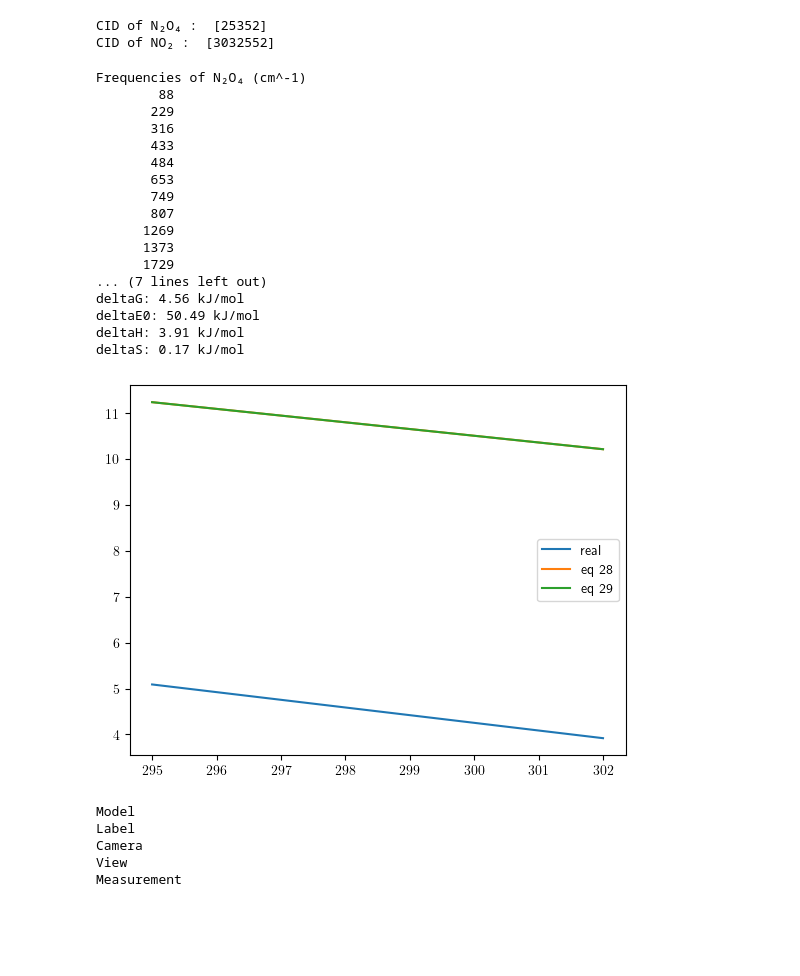
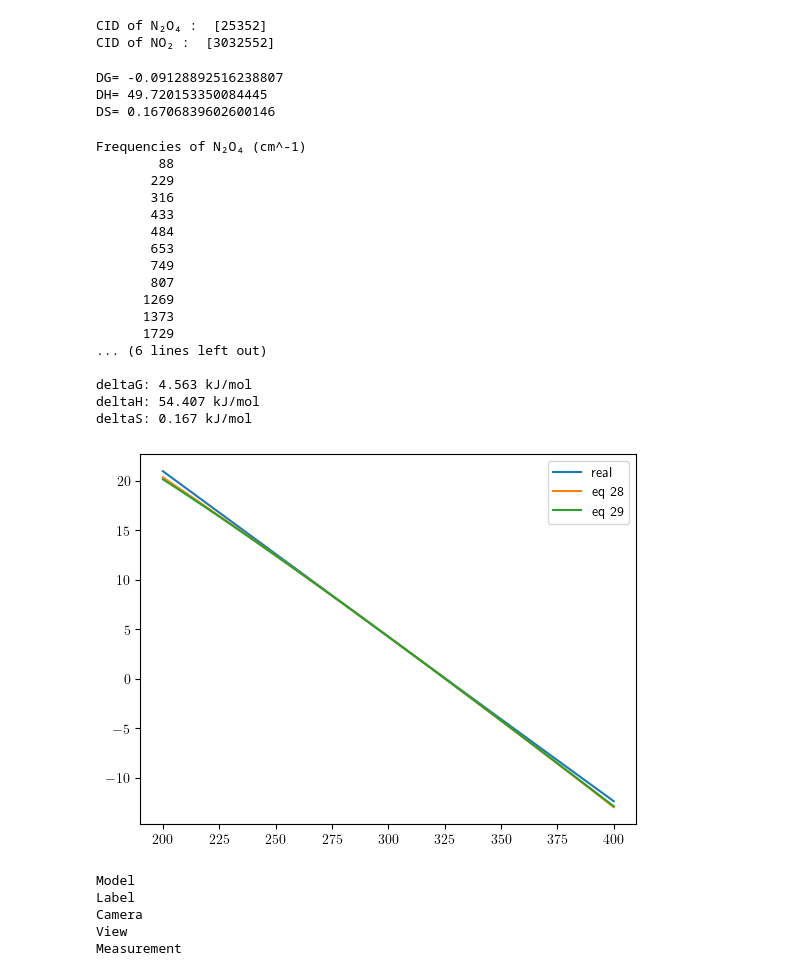
Before and after one commit to emartineznunez/Kp, a Jupyter notebook: scripts/Kp.ipynb, the cells around one changed output. Saved outputs shown, nothing was run; the diff lists cells and outputs as text; code cells hidden in the pictures; blank space fills up the shorter version.

```diff
--- a/scripts/Kp.ipynb
+++ b/scripts/Kp.ipynb
@@ -262,9 +255,11 @@ subst = {k: Substance.from_formula(k) for k in fake_keys}
 eq_unicode=eq.unicode(subst)
 eq_latex='$'+eq.latex(subst)+'$'
 
-# T = 298.15 K (can be changed with the slider). dG0 should be input
+# T = 298.15 K (can be changed with the slider). DH0 and DS0 should be input
 T = 298.15
-dG0 = 4.56
+DH0 = 44.76
+DS0 = 0.15
+#DG0 = deltaG_T(DH0,DS0,sum(nui_from_r),T)
 #n_species taken from the length of the nui_from_r
 n_species = len(nui_from_r)
 #nui is an array with the stochiometric coeffs
@@ -285,7 +280,7 @@ print('\n',eq_unicode,'EQUILIBRIUM PROPERTIES')
 plt.rcParams['text.usetex'] = True
 
 def f(p,T):
-    deltaG0 = deltaG_T(dG0,sum(nui),T)
+    deltaG0 = deltaG_T(DH0,DS0,sum(nui),T)
     #mui0 are the standard chemical potentials of the species (kJ/mol)
     mui0_from_r = []
     #G of the reacts is 0 and for the products is shared equally
@@ -545,14 +503,17 @@ import os
 #os.environ['OMP_NUM_THREADS'] = "8"
 
 e0 = []
+e0nd = []
+zpe = []
+lin = []
 A = []
 B = []
 C = []
-lin = []
 freq_info = []
 mass = []
 sigma = []
 mol_eq = []
+thermos = []
 
 functional ='pbe0'
 for k,ele in enumerate(keys):
@@ -580,7 +541,26 @@ for k,ele in enumerate(keys):
   else: lin.append(0)
 
   d4 = disp4.DFTD4Dispersion(mol_eq[k],xc=functional)
-  e0.append(thermo_info['E0'][0] + d4.kernel()[0] + thermo_info['ZPE'][0])
+  e0.append(thermo_info['E0'][0] + d4.kernel()[0])
+  e0nd.append(thermo_info['E0'][0])
+  zpe.append(thermo_info['ZPE'][0])
+  thermos.append(thermo_info)
+# %%
+#@title ###Thermo results from PySCF
+
+g0 = thermos[0]['G_tot'][0]
+g1 = thermos[1]['G_tot'][0]
+h0 = thermos[0]['H_tot'][0]
+h1 = thermos[1]['H_tot'][0]
+s0 = thermos[0]['S_tot'][0]
+s1 = thermos[1]['S_tot'][0]
+print('DG=',(2 * g1 - g0) * H2kJ)
+print('DH=',(2 * h1 - h0) * H2kJ)
+print('DS=',(2 * s1 - s0) * H2kJ)
+# %% [output]
+DG= -0.09128892516238807
+DH= 49.720153350084445
+DS= 0.16706839602600146
 # %%
 #@title Computing $G_m^0$, _aka_ the standard chemical potential $\mu^0$
 from x3dase.visualize import view_x3d_n
@@ -595,9 +575,8 @@ s = []
 temp = 298.15
 for k,ele in enumerate(keys):
   gcorr.append(G_m_0(temp,sum(mass[k]),A[k],B[k],C[k],lin[k],natom[k],sigma[k],spin[k],*freq_info[k]['freq_wavenumber']))
-  g.append( e0[k] * H2kJ + gcorr[k] )
+  g.append( (e0[k] + zpe[k]) * H2kJ + gcorr[k] )
   s.append(S_m_0(temp,sum(mass[k]),A[k],B[k],C[k],lin[k],natom[k],sigma[k],spin[k],*freq_info[k]['freq_wavenumber']))
-  enthal.append(enthal_m_0(temp,sum(mass[k]),A[k],B[k],C[k],lin[k],natom[k],sigma[k],spin[k],*freq_info[k]['freq_wavenumber']))
   print('Frequencies of',Substance.from_formula(ele).unicode_name,'(cm^-1)')
   for ifreq in freq_info[k]['freq_wavenumber']:
     print('%10.0f' % ifreq)
@@ -606,58 +585,56 @@ for k,ele in enumerate(keys):
 
 
 deltaG = (2 * g[1] - g[0])
-deltaE0 = (2 * e0[1] - e0[0])* H2kJ
-deltaH = (2 * enthal[1] - enthal[0])
 deltaS = (2 * s[1] - s[0])
+deltaH = deltaG  + temp * deltaS
 
-print('deltaG: %3.2f kJ/mol' % deltaG)
-print('deltaE0: %3.2f kJ/mol' % deltaE0)
-print('deltaH: %3.2f kJ/mol' % deltaH)
-print('deltaS: %3.2f kJ/mol' % deltaS)
+print('deltaG: %5.3f kJ/mol' % deltaG)
+print('deltaH: %5.3f kJ/mol' % deltaH)
+print('deltaS: %5.3f kJ/mol' % deltaS)
 
 
 
 def deltaG_comput_t(temp):
   gcorr = []
   g = []
   for k,ele in enumerate(keys):
     gcorr.append(G_m_0(temp,sum(mass[k]),A[k],B[k],C[k],lin[k],natom[k],sigma[k],spin[k],*freq_info[k]['freq_wavenumber']))
-    g.append( e0[k] * H2kJ + gcorr[k] )
+    g.append( (e0[k] +zpe[k]) * H2kJ + gcorr[k] )
   return 2 * g[1] - g[0]
 
-T = np.linspace(295,302,100)
+T = np.linspace(200,400,100)
 plt.plot(T,deltaG_comput_t(T),label='real')
-plt.plot(T,deltaG_T(deltaH+deltaE0,1,T),label='eq 28')
-plt.plot(T,deltaG2_T(deltaH+deltaE0,1,T),label='eq 29')
+plt.plot(T,deltaG_T(deltaH,deltaS,1,T),label='eq 28')
+plt.plot(T,deltaG2_T(deltaH,deltaS,1,T),label='eq 29')
 plt.legend()
 
 plt.show()
 
 
 # Results (D4 dispersion):
 # b3lyp/6-31g*     --> 11.20 kJ/mol
 # b3lyp/def2svp    --> 15.48 kJ/mol
-# pbe0/6-31g       -->  4.52 kJ/mol   *************
+# pbe0/6-31g       -->  4.56 kJ/mol   *************
 #Tabulated value --> 4.7 kJ/mol
 # %% [output]
 Frequencies of N₂O₄ (cm^-1)
         88
        229
        316
        433
        484
        653
        749
        807
       1269
       1373
       1729
-... (7 lines left out)
-deltaG: 4.56 kJ/mol
-deltaE0: 50.49 kJ/mol
-deltaH: 3.91 kJ/mol
-deltaS: 0.17 kJ/mol
+... (6 lines left out)
+
+deltaG: 4.563 kJ/mol
+deltaH: 54.407 kJ/mol
+deltaS: 0.167 kJ/mol
-[figure, old version]
+[figure, new version]
 # %%
 #@title Visualization of the reactant
 atoms = read(str(keys[0])+'_opt.xyz')
```
Also changed, not shown: parts of 5 cells of this notebook.
